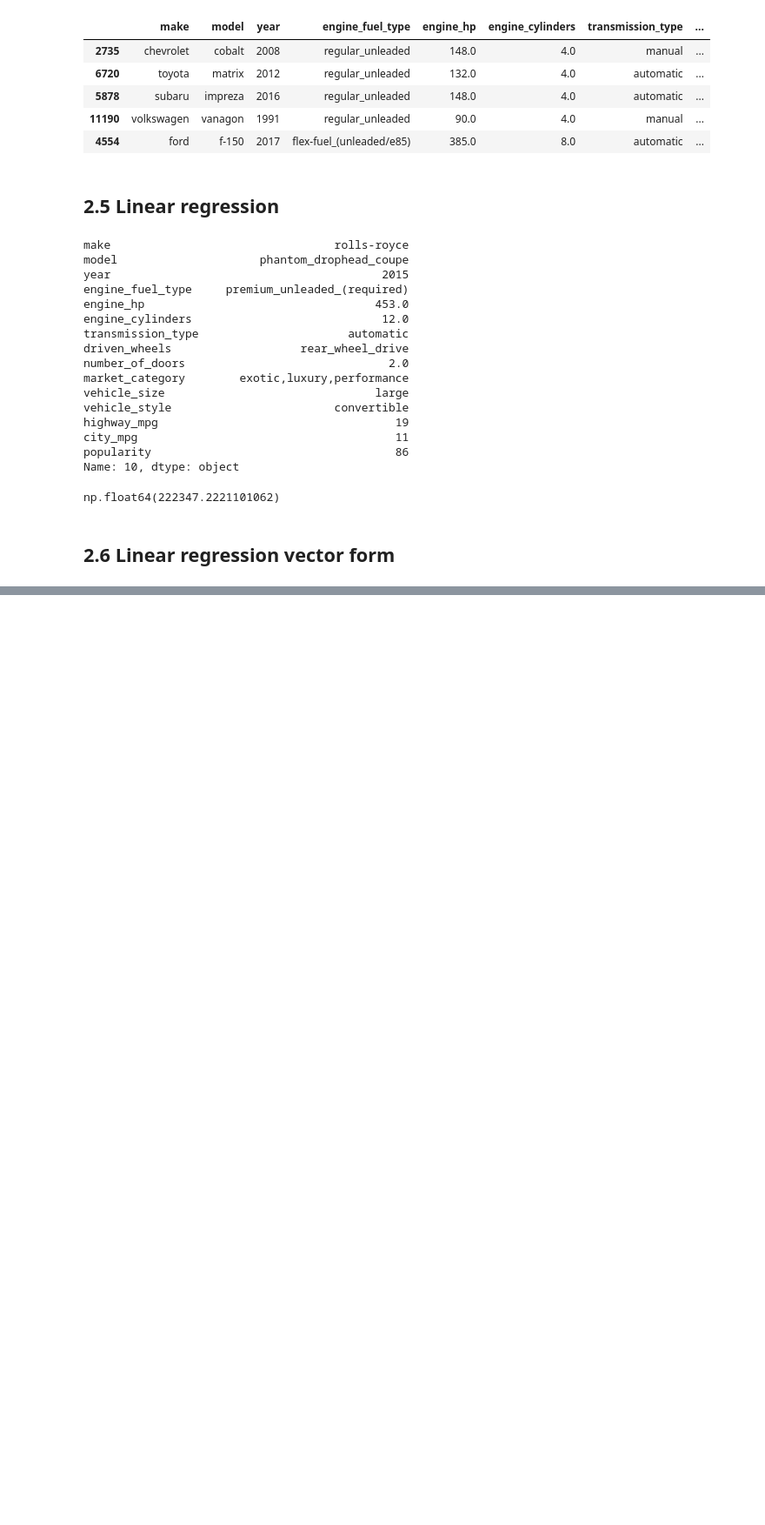
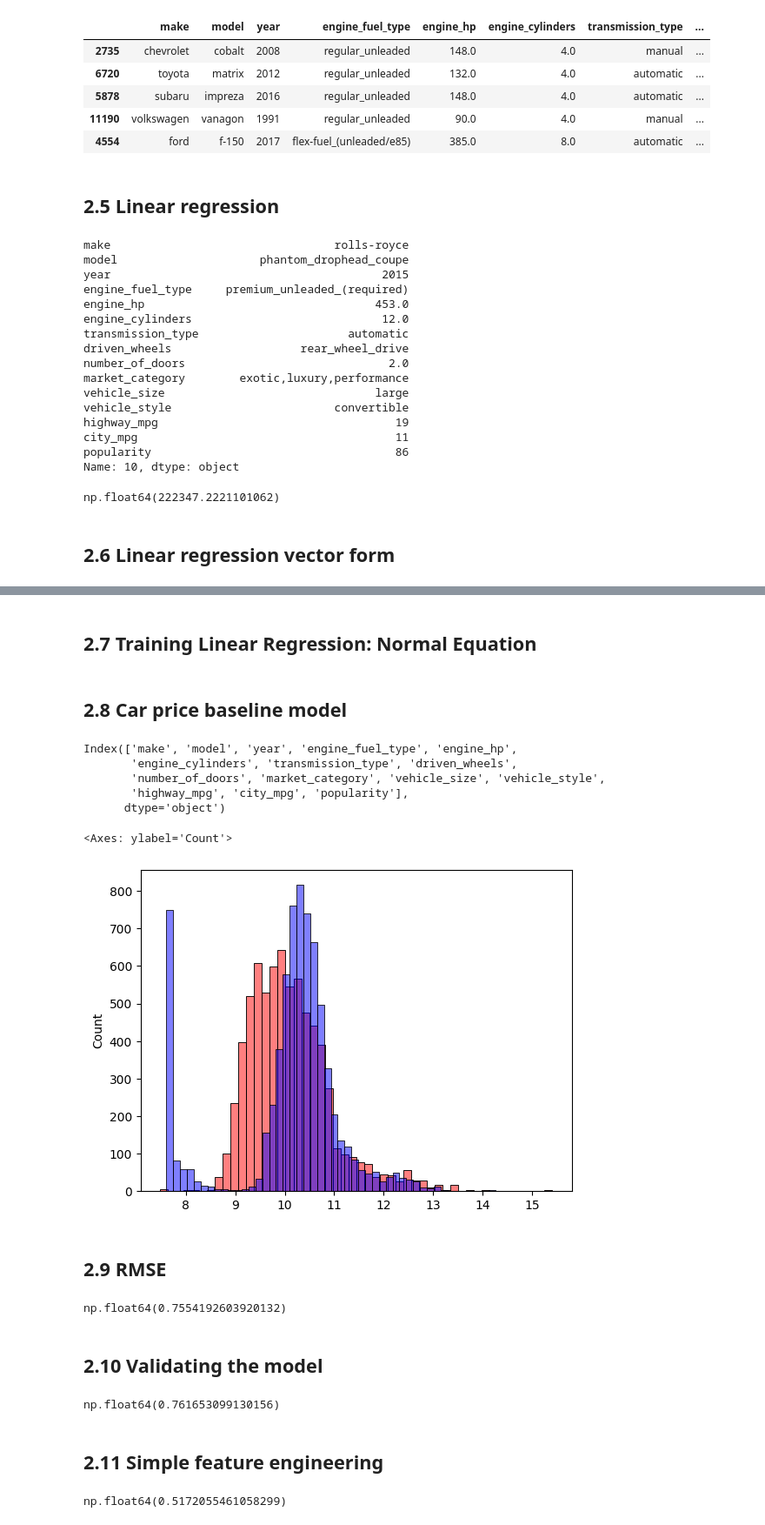
Before and after one commit to lautarocolli/machine-learning-zoomcamp-homework, a Jupyter notebook: 02-regression/carprice.ipynb, the cells around one changed output, grey strips where cells are left out. Shown at 87% size. Cells and saved outputs as stored; diff of their text form; code cells hidden in the pictures; blank space fills up the shorter version.

Commit message:
2.11 Feature Engineering

```diff
--- a/02-regression/carprice.ipynb
+++ b/02-regression/carprice.ipynb
@@ -222,0 +243,31 @@ np.float64(222347.2221101062)
+# %% [markdown]
+## 2.7 Training Linear Regression: Normal Equation
+# %%
+def train_linear_regression(X, y):
+    ones = np.ones(X.shape[0])
+    X_new = np.column_stack((ones, X))
+    w = np.linalg.inv(X_new.T.dot(X_new)).dot(X_new.T).dot(y)
+    return w[0] , w[1:]
+# %% [markdown]
+## 2.8 Car price baseline model
+# %%
+df_train.columns
+# %% [output]
+Index(['make', 'model', 'year', 'engine_fuel_type', 'engine_hp',
+       'engine_cylinders', 'transmission_type', 'driven_wheels',
+       'number_of_doors', 'market_category', 'vehicle_size', 'vehicle_style',
+       'highway_mpg', 'city_mpg', 'popularity'],
+      dtype='object')
+# %%
+base = ['engine_hp', 'engine_cylinders', 'highway_mpg', 'city_mpg', 'popularity']
+X_train = df_train[base].fillna(0).values
+w0, w = train_linear_regression(X_train, y_train)
+y_pred = w0 + X_train.dot(w)
+# %%
+sns.histplot(y_pred, color = 'red', alpha = 0.5, bins=50)
+sns.histplot(y_train,color = 'blue', alpha = 0.5, bins=50)
+# %% [output]
+<Axes: ylabel='Count'>
+[figure, added]
+# %% [markdown]
+## 2.9 RMSE
@@ -222,0 +279,6 @@ np.float64(222347.2221101062)
+# %%
+rmse(y_train, y_pred)
+# %% [output]
+np.float64(0.7554192603920132)
+# %% [markdown]
+## 2.10 Validating the model
@@ -222,0 +293,12 @@ np.float64(222347.2221101062)
+# %%
+X_train = prepare_X(df_train, base)
+w0, w = train_linear_regression(X_train, y_train)
+
+X_val = prepare_X(df_val, base)
+y_val_pred = w0 + X_val.dot(w)
+
+rmse(y_val, y_val_pred)
+# %% [output]
+np.float64(0.761653099130156)
+# %% [markdown]
+## 2.11 Simple feature engineering
@@ -222,0 +313,10 @@ np.float64(222347.2221101062)
+# %%
+X_train = prepare_X(df_train, base)
+w0, w = train_linear_regression(X_train, y_train)
+
+X_val = prepare_X(df_val, base)
+y_val_pred = w0 + X_val.dot(w)
+
+rmse(y_val, y_val_pred)
+# %% [output]
+np.float64(0.5172055461058299)
```
Also changed, not shown: parts of 11 cells of this notebook.
